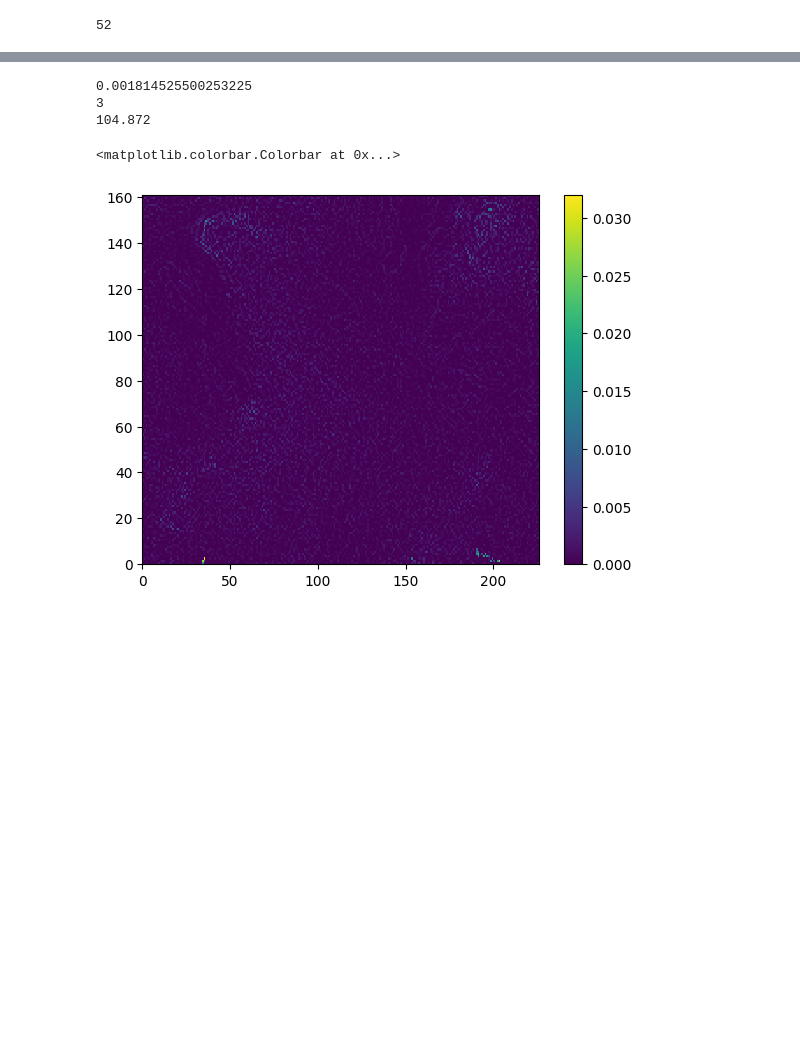
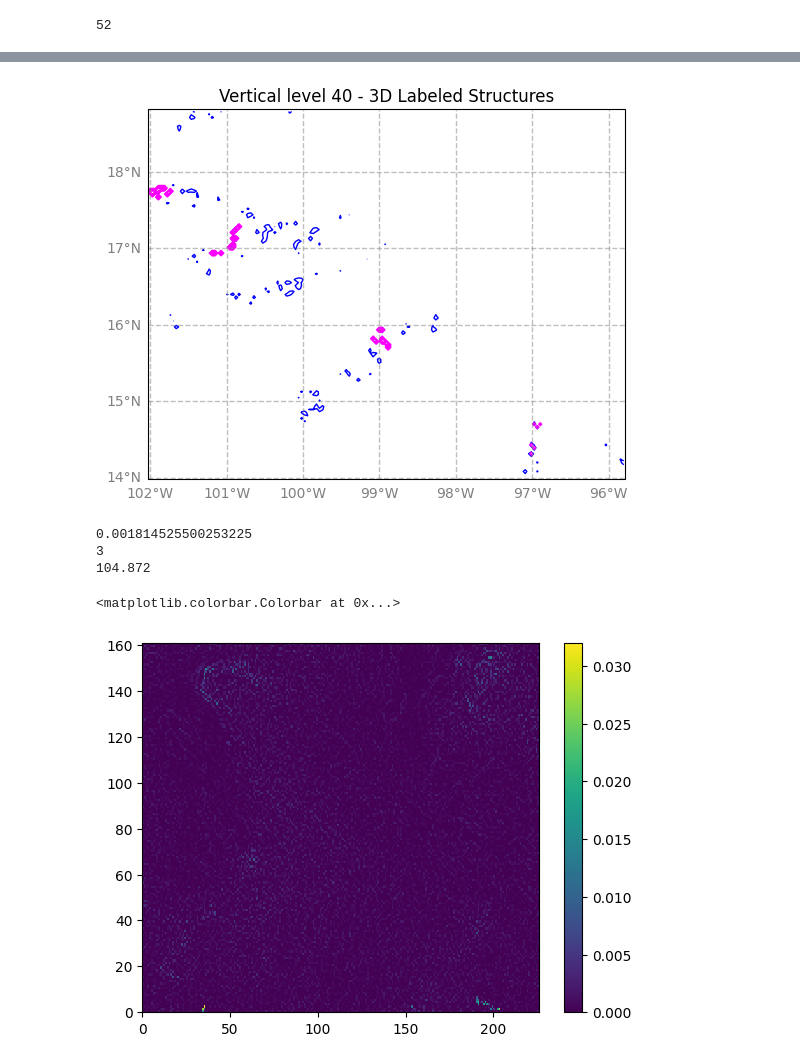
Before and after one commit to 19carenso/shear, a Jupyter notebook: notebooks/shear/what_are_cells.ipynb, the cells around one changed output, grey strips where cells are left out. Cells and saved outputs as stored; diff of their text form; code cells hidden in the pictures; blank space fills up the shorter version.

```diff
--- a/notebooks/shear/what_are_cells.ipynb
+++ b/notebooks/shear/what_are_cells.ipynb
@@ -519 +472,39 @@ Skip frame 6
+# %%
+coherent_mask_3d = np.zeros_like(w, dtype=bool)
+for i_z, thresh in enumerate(w_linspace):
+    coherent_mask_3d[i_z, :, :] = w[i_z, :, :] > thresh
+
+from skimage.measure import label
+labels_3d = label(coherent_mask_3d, connectivity=3)
+
+
+for structure_id in range(1, labels_3d.max() + 1):
+    # Extract the indices of this structure
+    z_coords, y_coords, x_coords = np.where(labels_3d == structure_id)
+
+    # Check vertical extent
+    vertical_extent = z_coords.max() - z_coords.min() + 1
+    if vertical_extent < 51:
+        # Remove this structure if it doesn't meet the criterion
+        labels_3d[z_coords, y_coords, x_coords] = 0
+
+i_z_plot = 40  # Some vertical level
+fig, ax = plt.subplots(subplot_kw={"projection": projection})
+ax.set_extent(extent, crs=ccrs.PlateCarree())
+add_gridlines(ax)
+
+# Plot your w field contours as before
+w_level = w[i_z_plot, :, :]
+ax.contour(lon_grid, lat_grid, w_level, levels=[w_linspace[i_z_plot]], colors='blue', linewidths=1.0)
+
+# Plot the labeled structures as contours
+# Since labels_3d is integral, you can contour at half-levels to show boundaries:
+ax.contour(lon_grid, lat_grid, labels_3d[i_z_plot, :, :],
+           levels=np.arange(0.5, labels_3d.max()+1),
+           colors='magenta', linewidths=1.0)
+
+plt.title(f"Vertical level {i_z_plot} - 3D Labeled Structures")
+plt.show()
+# %% [output]
+[figure, added]
 # %%
```
Also changed, not shown: parts of 9 cells of this notebook, 2 other files.
